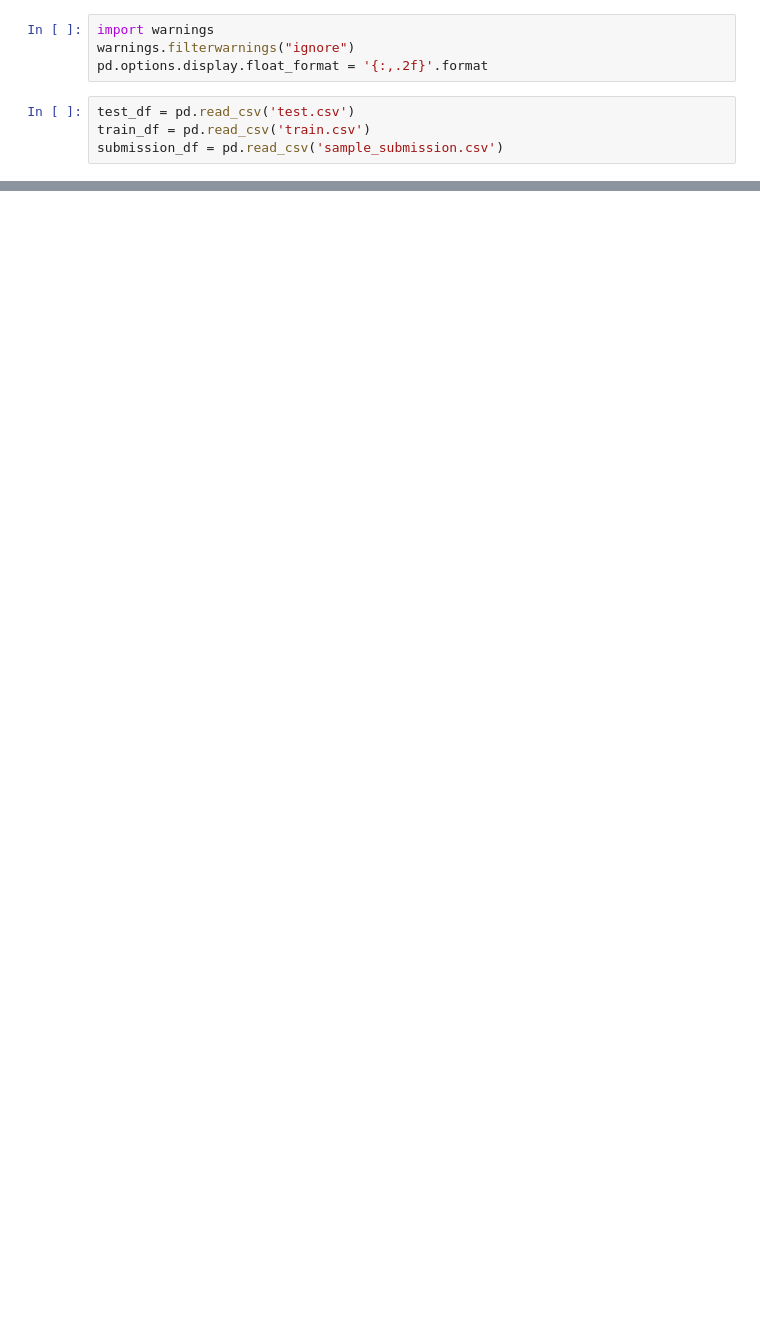
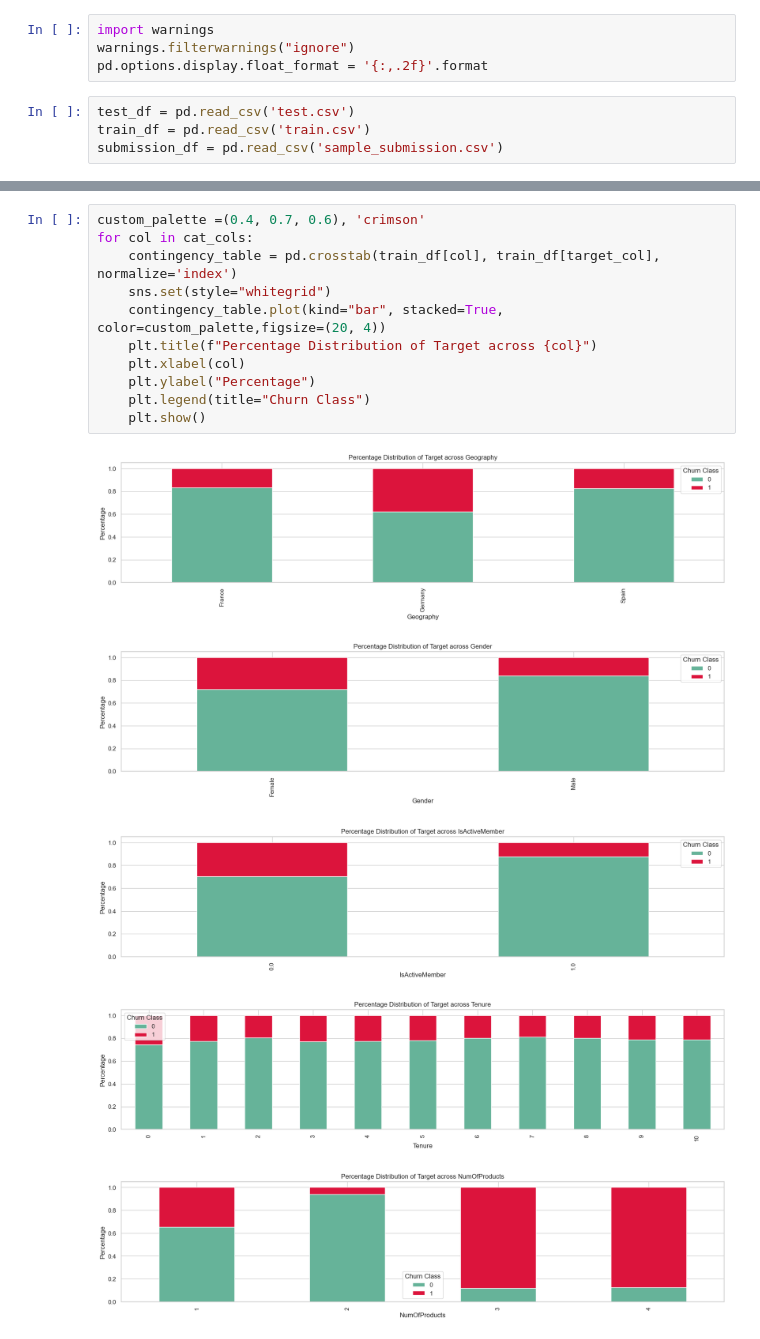
Before and after one commit to KrystianPi/Kaggle-S4E1, a Jupyter notebook: eda.ipynb, the cells around one changed output, grey strips where cells are left out. Drawn from its saved outputs; the diff is of its cells as text; blank space fills up the shorter version.

```diff
--- a/eda.ipynb
+++ b/eda.ipynb
@@ -156,0 +160,17 @@ plt.show()
+# %%
+custom_palette =(0.4, 0.7, 0.6), 'crimson'
+for col in cat_cols:
+    contingency_table = pd.crosstab(train_df[col], train_df[target_col], normalize='index')
+    sns.set(style="whitegrid")
+    contingency_table.plot(kind="bar", stacked=True, color=custom_palette,figsize=(20, 4))
+    plt.title(f"Percentage Distribution of Target across {col}")
+    plt.xlabel(col)
+    plt.ylabel("Percentage")
+    plt.legend(title="Churn Class")
+    plt.show()
+# %% [output]
+[figure, added]
+[figure, added]
+[figure, added]
+[figure, added]
+[figure, added]
```
Also changed, not shown: parts of 21 cells of this notebook.
